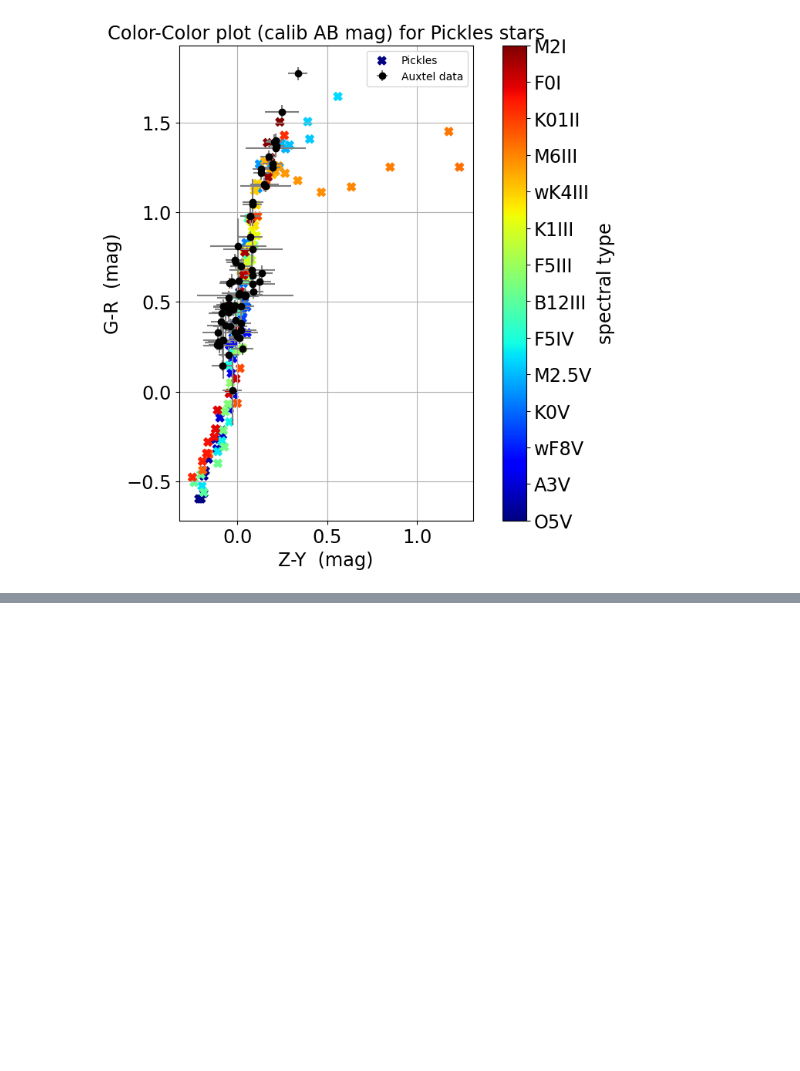
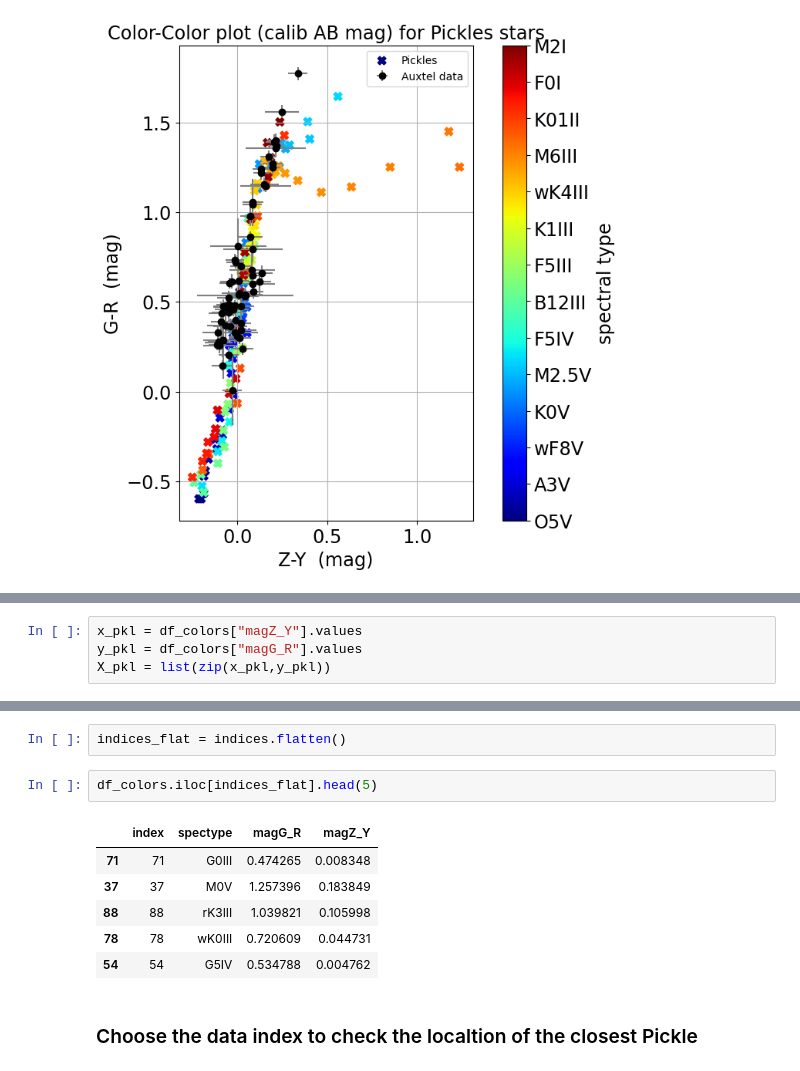
Before and after one commit to sylvielsstfr/RubinLSSTPhotometricCorrTuto, a Jupyter notebook: notebooks/06_SEDPicklesColors/FindNearestColorsPicklesAuxtelData_auxtelSDSSfilters.ipynb, the cells around one changed output, grey strips where cells are left out. Saved outputs shown, nothing was run; the diff lists cells and outputs as text; blank space fills up the shorter version.

```diff
--- a/notebooks/06_SEDPicklesColors/FindNearestColorsPicklesAuxtelData_auxtelSDSSfilters.ipynb
+++ b/notebooks/06_SEDPicklesColors/FindNearestColorsPicklesAuxtelData_auxtelSDSSfilters.ipynb
@@ -627,0 +579,4 @@ ax.legend()
+# %%
+x_pkl = df_colors["magZ_Y"].values
+y_pkl = df_colors["magG_R"].values
+X_pkl = list(zip(x_pkl,y_pkl))
@@ -627,0 +645,13 @@ ax.legend()
+# %%
+indices_flat = indices.flatten()
+# %%
+df_colors.iloc[indices_flat].head(5)
+# %% [output]
+|  | index | spectype | magG_R | magZ_Y |
+| 71 | 71 | G0III | 0.474265 | 0.008348 |
+| 37 | 37 | M0V | 1.257396 | 0.183849 |
+| 88 | 88 | rK3III | 1.039821 | 0.105998 |
+| 78 | 78 | wK0III | 0.720609 | 0.044731 |
+| 54 | 54 | G5IV | 0.534788 | 0.004762 |
+# %% [markdown]
+### Choose the data index to check the localtion of the closest Pickle
```
Also changed, not shown: parts of 17 cells of this notebook.
